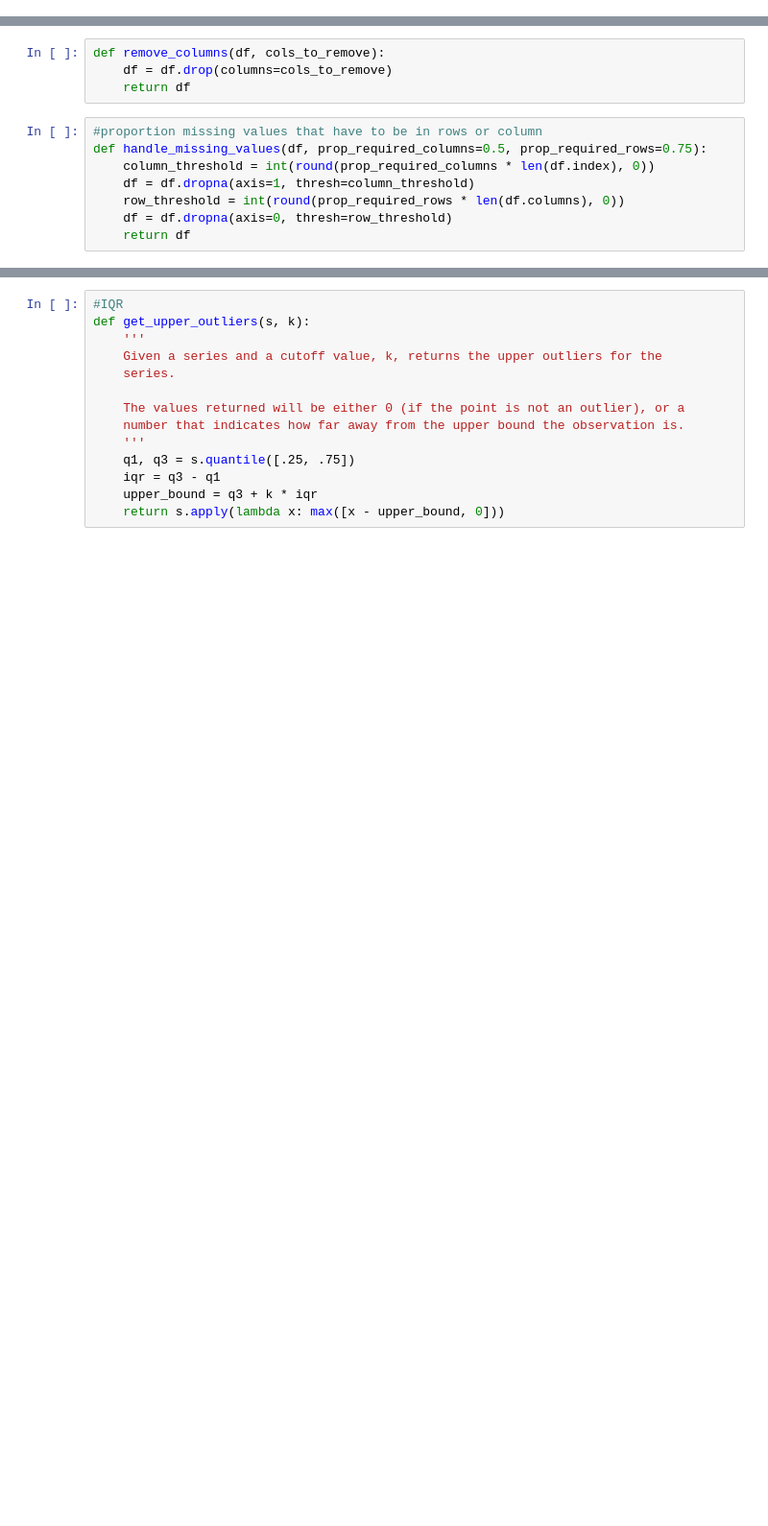
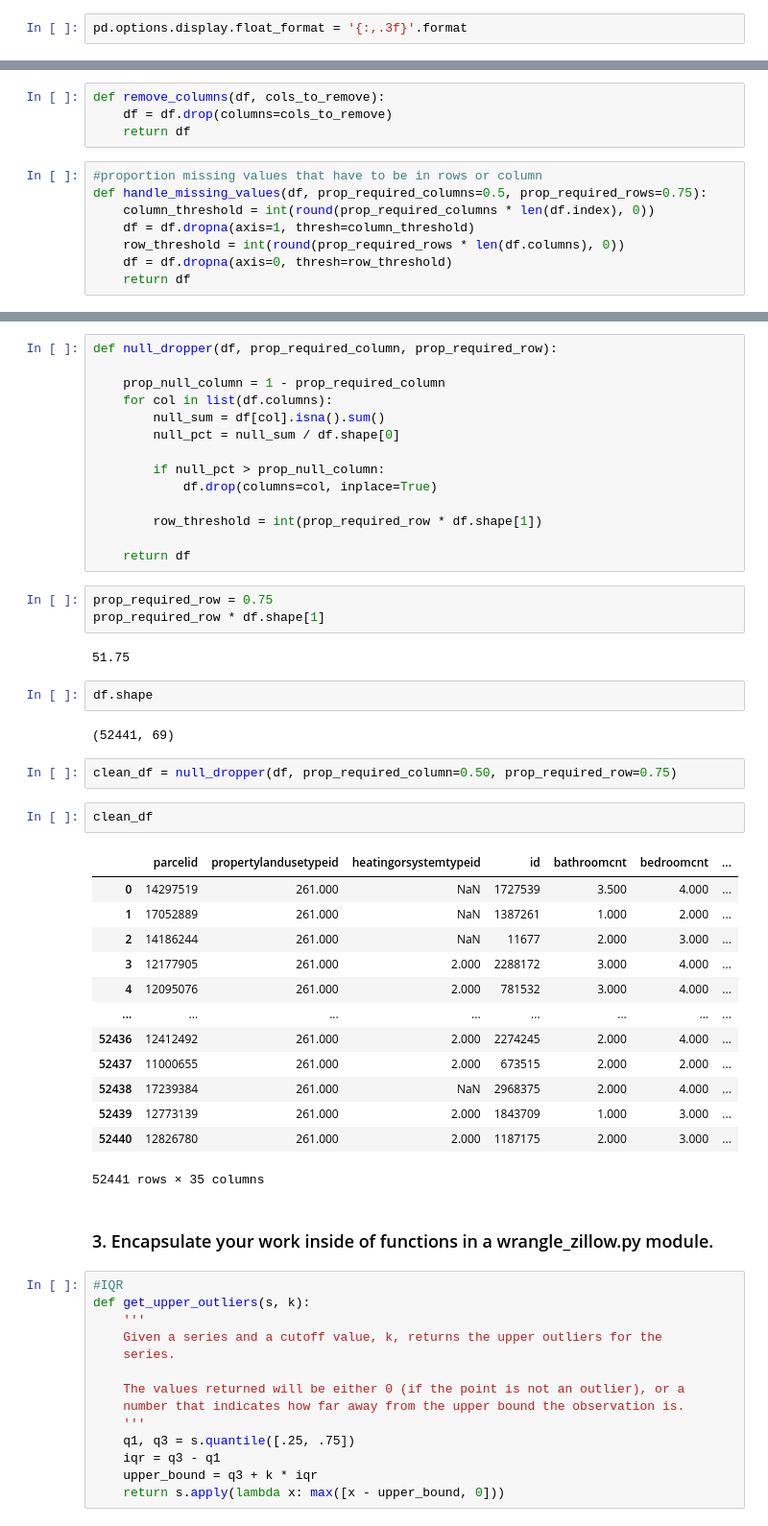
Before and after one commit to cristinalucin/clustering-exercises, a Jupyter notebook: zillow.ipynb, the cells around one changed output, grey strips where cells are left out. Shown at 96% size. Cells and saved outputs as stored; diff of their text form; blank space fills up the shorter version.

Commit message:
updated zillow ipynb notebook with completed exerises

```diff
--- a/zillow.ipynb
+++ b/zillow.ipynb
@@ -22,6 +24,8 @@ pd.options.display.float_format = '{:20,.2f}'.format
 import wrangle as w
 import env as e
 import os
+# %%
+pd.options.display.float_format = '{:,.3f}'.format
 # %% [markdown]
 Exercises
 Using the repo setup directions, setup a new local and remote repository named clustering-exercises s. The local version of your repo should live inside of ~/codeup-data-science. This repo should be named clustering-exercises
@@ -433,3 +470,46 @@ w.handle_missing_values(df)
+# %%
+def null_dropper(df, prop_required_column, prop_required_row):
+
+    prop_null_column = 1 - prop_required_column
+    for col in list(df.columns):
+        null_sum = df[col].isna().sum()
+        null_pct = null_sum / df.shape[0]
+
+        if null_pct > prop_null_column:
+            df.drop(columns=col, inplace=True)
+
+        row_threshold = int(prop_required_row * df.shape[1])
+
+    return df
+# %%
+prop_required_row = 0.75
+prop_required_row * df.shape[1]
+# %% [output]
+51.75
+# %%
+df.shape
+# %% [output]
+(52441, 69)
+# %%
+clean_df = null_dropper(df, prop_required_column=0.50, prop_required_row=0.75)
+# %%
+clean_df
+# %% [output]
+|  | parcelid | propertylandusetypeid | heatingorsystemtypeid | id | bathroomcnt | bedroomcnt | ... |
+| 0 | 14297519 | 261.000 | NaN | 1727539 | 3.500 | 4.000 | ... |
+| 1 | 17052889 | 261.000 | NaN | 1387261 | 1.000 | 2.000 | ... |
+| 2 | 14186244 | 261.000 | NaN | 11677 | 2.000 | 3.000 | ... |
+| 3 | 12177905 | 261.000 | 2.000 | 2288172 | 3.000 | 4.000 | ... |
+| 4 | 12095076 | 261.000 | 2.000 | 781532 | 3.000 | 4.000 | ... |
+| ... | ... | ... | ... | ... | ... | ... | ... |
+| 52436 | 12412492 | 261.000 | 2.000 | 2274245 | 2.000 | 4.000 | ... |
+| 52437 | 11000655 | 261.000 | 2.000 | 673515 | 2.000 | 2.000 | ... |
+| 52438 | 17239384 | 261.000 | NaN | 2968375 | 2.000 | 4.000 | ... |
+| 52439 | 12773139 | 261.000 | 2.000 | 1843709 | 1.000 | 3.000 | ... |
+| 52440 | 12826780 | 261.000 | 2.000 | 1187175 | 2.000 | 3.000 | ... |
+52441 rows × 35 columns
+# %% [markdown]
+### 3. Encapsulate your work inside of functions in a wrangle_zillow.py module.
 # %%
 #IQR
 def get_upper_outliers(s, k):
```
Also changed, not shown: parts of 61 cells of this notebook.
